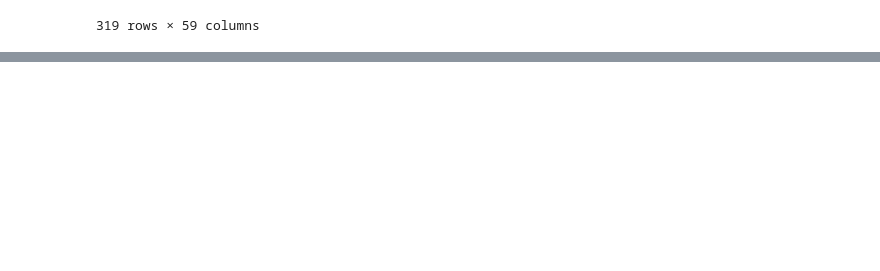
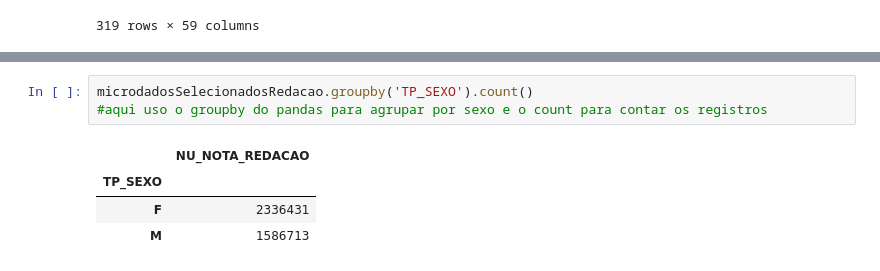
Before and after one commit to Lz-Rod/analise_de_dados_Python_Enem_2019, a Jupyter notebook: develop/programa/Analise - Enem 2019.ipynb, the cells around one changed output, grey strips where cells are left out. Saved outputs shown, nothing was run; the diff lists cells and outputs as text; blank space fills up the shorter version.

```diff
--- a/develop/programa/Analise - Enem 2019.ipynb
+++ b/develop/programa/Analise - Enem 2019.ipynb
@@ -259,0 +285,8 @@ mulheres_cegueira
+# %%
+microdadosSelecionadosRedacao.groupby('TP_SEXO').count()
+#aqui uso o groupby do pandas para agrupar por sexo e o count para contar os registros
+# %% [output]
+|  | NU_NOTA_REDACAO |
+| TP_SEXO |  |
+| F | 2336431 |
+| M | 1586713 |
```
Also changed, not shown: parts of 14 cells of this notebook, 2 other files.
